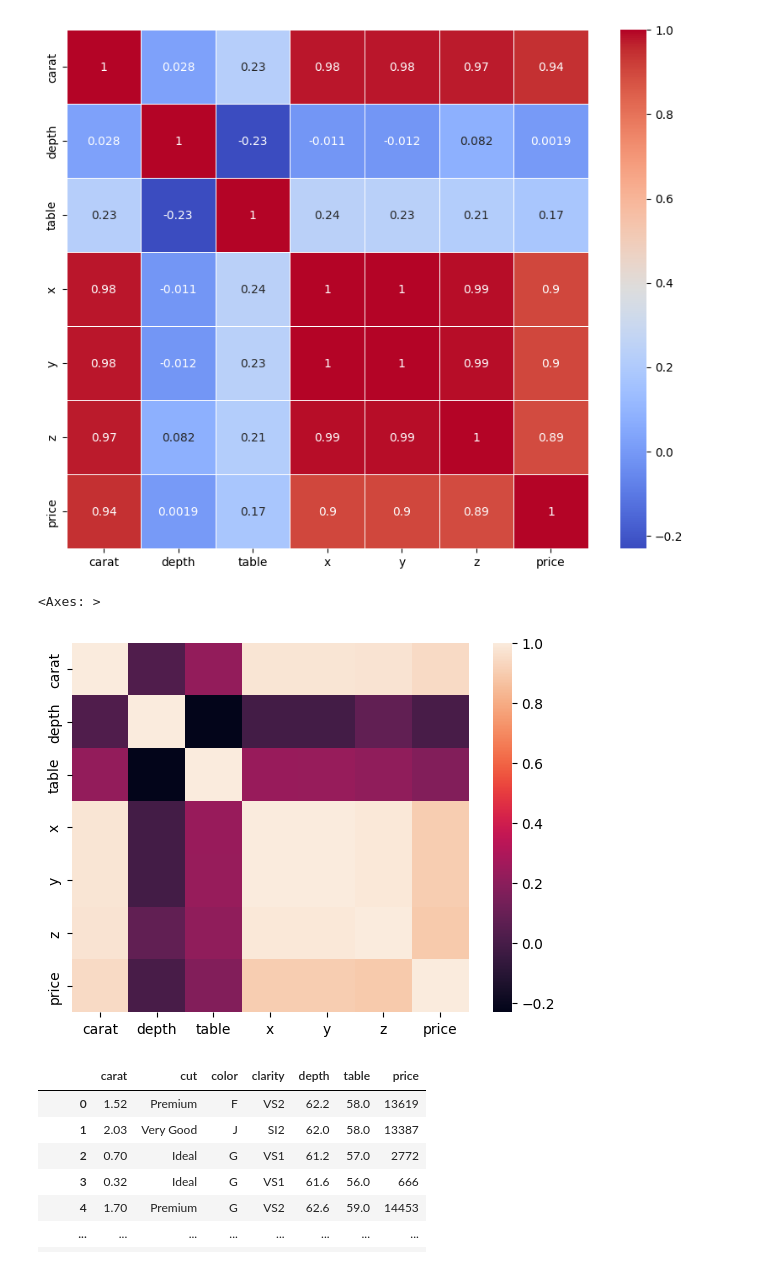
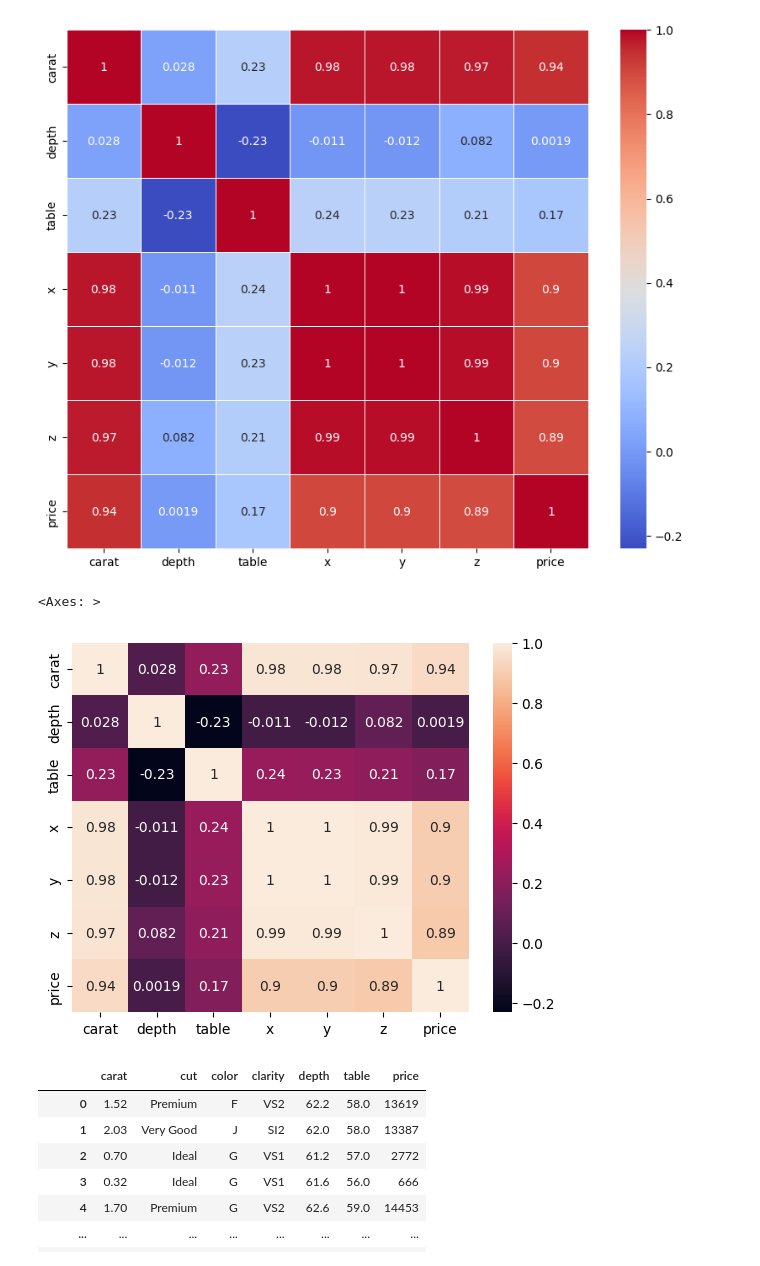
Before and after one commit to Ashishdadhich098/fsds-regression, a Jupyter notebook: notebooks/EDA.ipynb, the cells around one changed output. Cells and saved outputs as stored; diff of their text form; code cells hidden in the pictures.

```diff
--- a/notebooks/EDA.ipynb
+++ b/notebooks/EDA.ipynb
@@ -399,10 +367,10 @@ sns.heatmap(correlation_matrix, annot=True, cmap='coolwarm', linewidths=0.5)
 [figure]
 # %%
 ## correlation
-sns.heatmap(df.corr(numeric_only='True'))
+sns.heatmap(df.corr(numeric_only='True'),annot=True)
 # %% [output]
 <Axes: >
-[figure, old version]
+[figure, new version]
 # %%
 # curreently we are not using it
 #df.drop(labels=['x','y','z'],axis=1)
```
Also changed, not shown: parts of 4 cells of this notebook.
